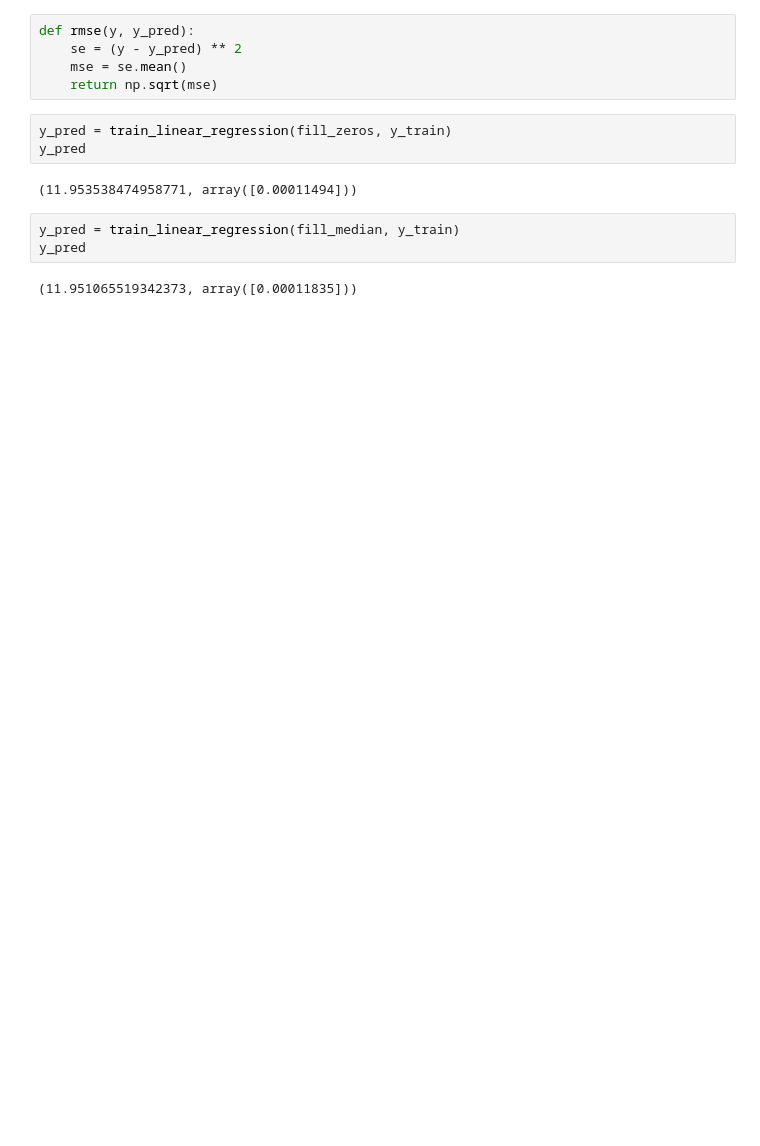
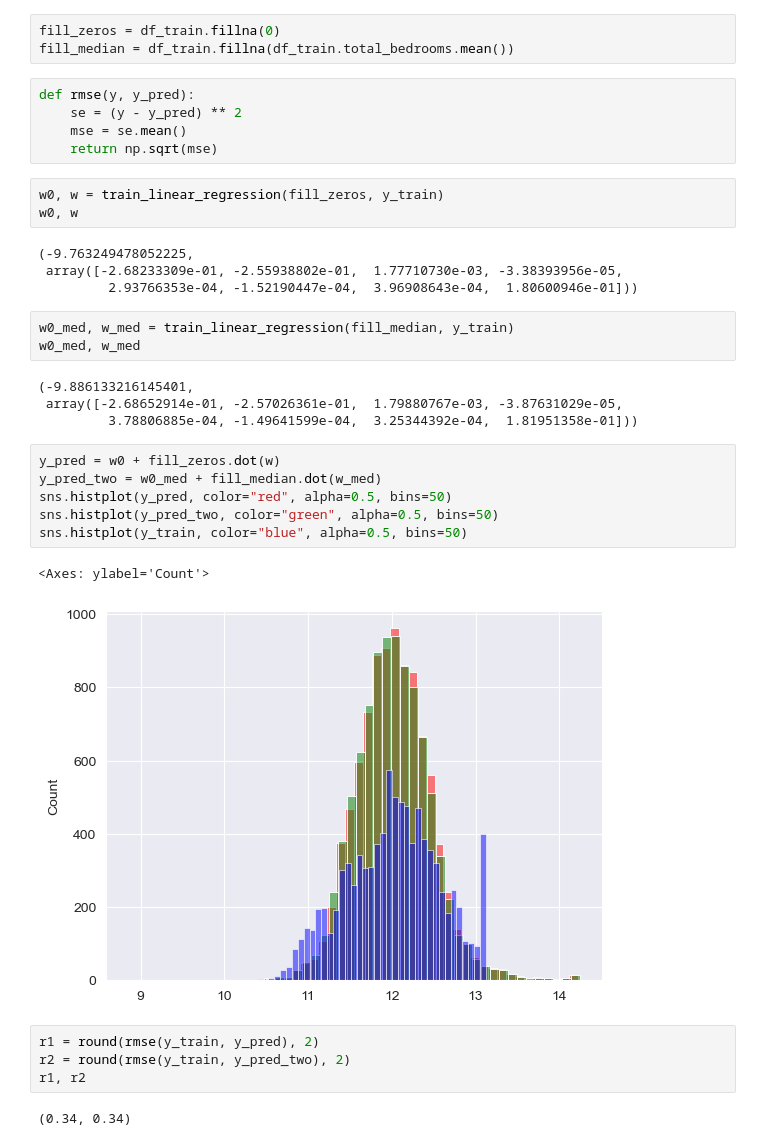
Before and after one commit to aldarisbm/mlzc, a Jupyter notebook: homework/module_2.ipynb, the cells around one changed output. Drawn from its saved outputs; the diff is of its cells as text; blank space fills up the shorter version.

```diff
--- a/homework/module_2.ipynb
+++ b/homework/module_2.ipynb
@@ -155,18 +151,40 @@ def train_linear_regression(X, y):
 
     w_full = XTX_inv.dot(X.T).dot(y)
     return w_full[0], w_full[1:]
+# %%
+fill_zeros = df_train.fillna(0)
+fill_median = df_train.fillna(df_train.total_bedrooms.mean())
 # %%
 def rmse(y, y_pred):
     se = (y - y_pred) ** 2
     mse = se.mean()
     return np.sqrt(mse)
 # %%
-y_pred = train_linear_regression(fill_zeros, y_train)
-y_pred
+w0, w = train_linear_regression(fill_zeros, y_train)
+w0, w
 # %% [output]
-(11.953538474958771, array([0.00011494]))
+(-9.763249478052225,
+ array([-2.68233309e-01, -2.55938802e-01,  1.77710730e-03, -3.38393956e-05,
+         2.93766353e-04, -1.52190447e-04,  3.96908643e-04,  1.80600946e-01]))
 # %%
-y_pred = train_linear_regression(fill_median, y_train)
-y_pred
+w0_med, w_med = train_linear_regression(fill_median, y_train)
+w0_med, w_med
 # %% [output]
-(11.951065519342373, array([0.00011835]))
+(-9.886133216145401,
+ array([-2.68652914e-01, -2.57026361e-01,  1.79880767e-03, -3.87631029e-05,
+         3.78806885e-04, -1.49641599e-04,  3.25344392e-04,  1.81951358e-01]))
+# %%
+y_pred = w0 + fill_zeros.dot(w)
+y_pred_two = w0_med + fill_median.dot(w_med)
+sns.histplot(y_pred, color="red", alpha=0.5, bins=50)
+sns.histplot(y_pred_two, color="green", alpha=0.5, bins=50)
+sns.histplot(y_train, color="blue", alpha=0.5, bins=50)
+# %% [output]
+<Axes: ylabel='Count'>
+[figure, added]
+# %%
+r1 = round(rmse(y_train, y_pred), 2)
+r2 = round(rmse(y_train, y_pred_two), 2)
+r1, r2
+# %% [output]
+(0.34, 0.34)
```
Also changed, not shown: parts of 6 cells of this notebook, 1 other file.
